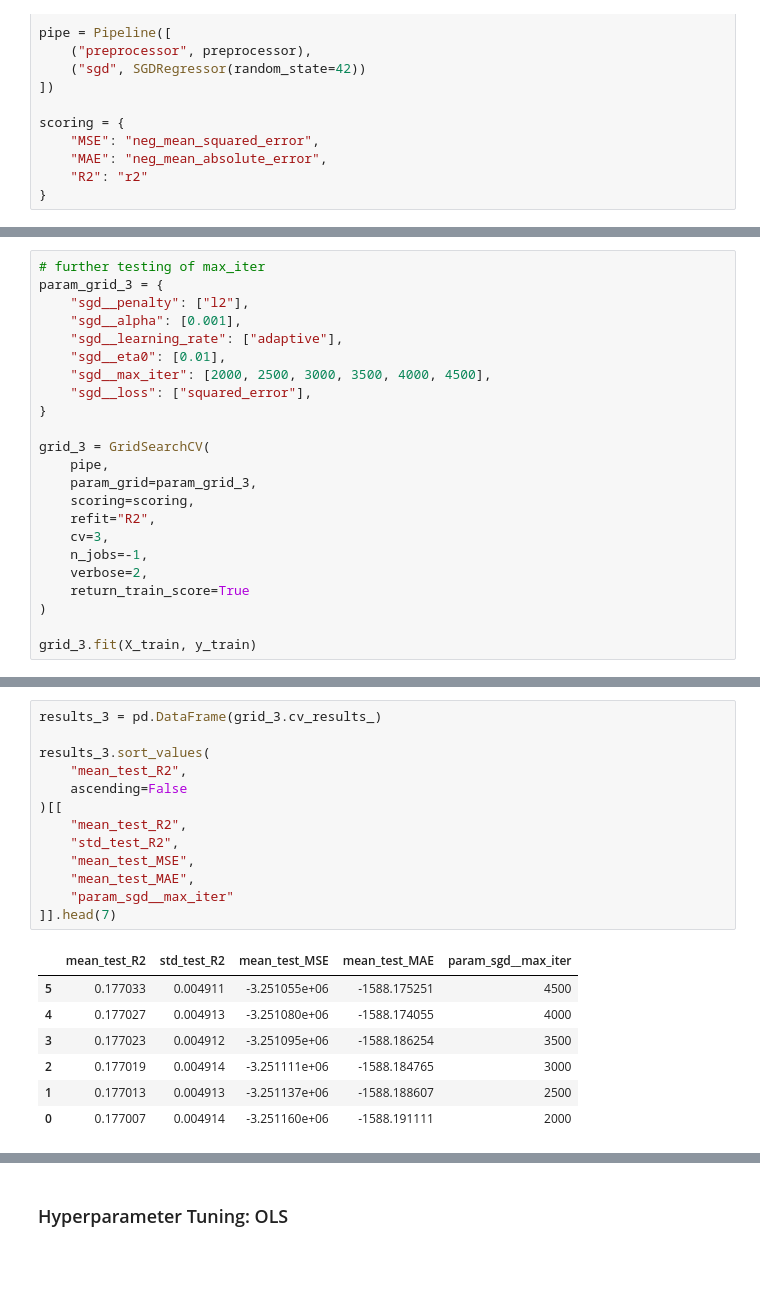
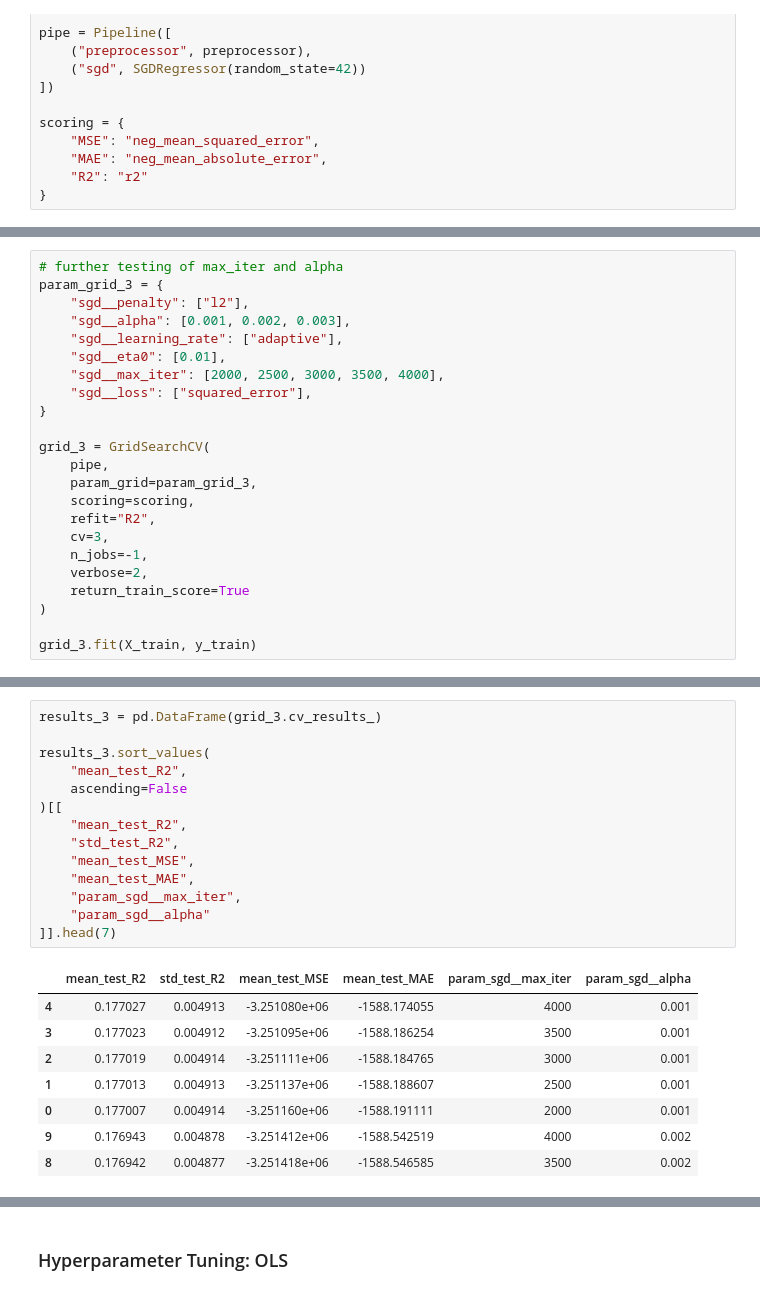
Before and after one commit to emilyrosebutz/traffic-linear-regression, a Jupyter notebook: LinearRegressionHW.ipynb, the cells around one changed output, grey strips where cells are left out. Cells and saved outputs as stored; diff of their text form; blank space fills up the shorter version.

```diff
--- a/LinearRegressionHW.ipynb
+++ b/LinearRegressionHW.ipynb
@@ -519,11 +623,11 @@ results_2.sort_values(
 # %%
-# further testing of max_iter
+# further testing of max_iter and alpha
 param_grid_3 = {
     "sgd__penalty": ["l2"],
-    "sgd__alpha": [0.001],
+    "sgd__alpha": [0.001, 0.002, 0.003],
     "sgd__learning_rate": ["adaptive"],
     "sgd__eta0": [0.01],
-    "sgd__max_iter": [2000, 2500, 3000, 3500, 4000, 4500],
+    "sgd__max_iter": [2000, 2500, 3000, 3500, 4000],
     "sgd__loss": ["squared_error"],
 }
 
@@ -561,21 +665,23 @@ GridSearchCV(cv=3,
 # %%
 results_3 = pd.DataFrame(grid_3.cv_results_)
 
 results_3.sort_values(
     "mean_test_R2",
     ascending=False
 )[[
     "mean_test_R2",
     "std_test_R2",
     "mean_test_MSE",
     "mean_test_MAE",
-    "param_sgd__max_iter"
+    "param_sgd__max_iter",
+    "param_sgd__alpha"
 ]].head(7)
 # %% [output]
-|  | mean_test_R2 | std_test_R2 | mean_test_MSE | mean_test_MAE | param_sgd__max_iter |
-| 5 | 0.177033 | 0.004911 | -3.251055e+06 | -1588.175251 | 4500 |
-| 4 | 0.177027 | 0.004913 | -3.251080e+06 | -1588.174055 | 4000 |
-| 3 | 0.177023 | 0.004912 | -3.251095e+06 | -1588.186254 | 3500 |
-| 2 | 0.177019 | 0.004914 | -3.251111e+06 | -1588.184765 | 3000 |
-| 1 | 0.177013 | 0.004913 | -3.251137e+06 | -1588.188607 | 2500 |
-| 0 | 0.177007 | 0.004914 | -3.251160e+06 | -1588.191111 | 2000 |
+|  | mean_test_R2 | std_test_R2 | mean_test_MSE | mean_test_MAE | param_sgd__max_iter | param_sgd__alpha |
+| 4 | 0.177027 | 0.004913 | -3.251080e+06 | -1588.174055 | 4000 | 0.001 |
+| 3 | 0.177023 | 0.004912 | -3.251095e+06 | -1588.186254 | 3500 | 0.001 |
+| 2 | 0.177019 | 0.004914 | -3.251111e+06 | -1588.184765 | 3000 | 0.001 |
+| 1 | 0.177013 | 0.004913 | -3.251137e+06 | -1588.188607 | 2500 | 0.001 |
+| 0 | 0.177007 | 0.004914 | -3.251160e+06 | -1588.191111 | 2000 | 0.001 |
+| 9 | 0.176943 | 0.004878 | -3.251412e+06 | -1588.542519 | 4000 | 0.002 |
+| 8 | 0.176942 | 0.004877 | -3.251418e+06 | -1588.546585 | 3500 | 0.002 |
```
Also changed, not shown: parts of 11 cells of this notebook.
